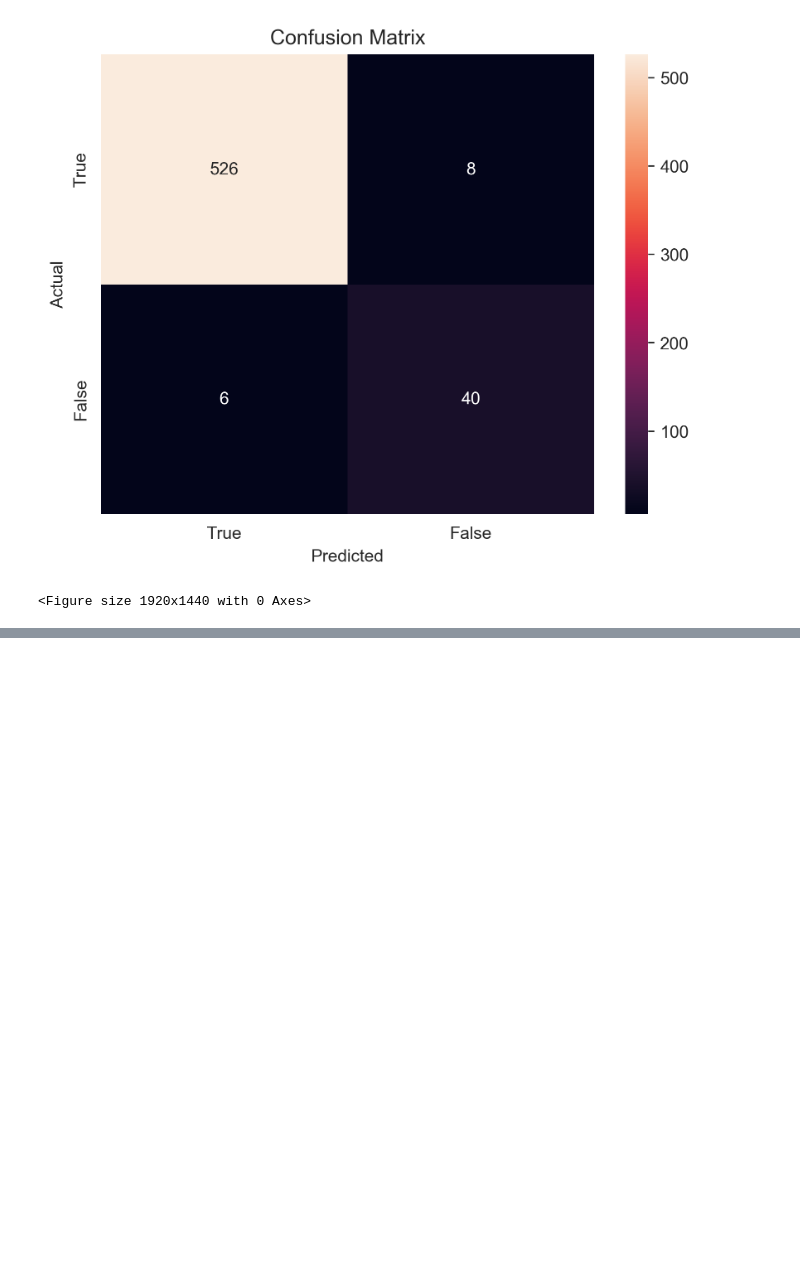
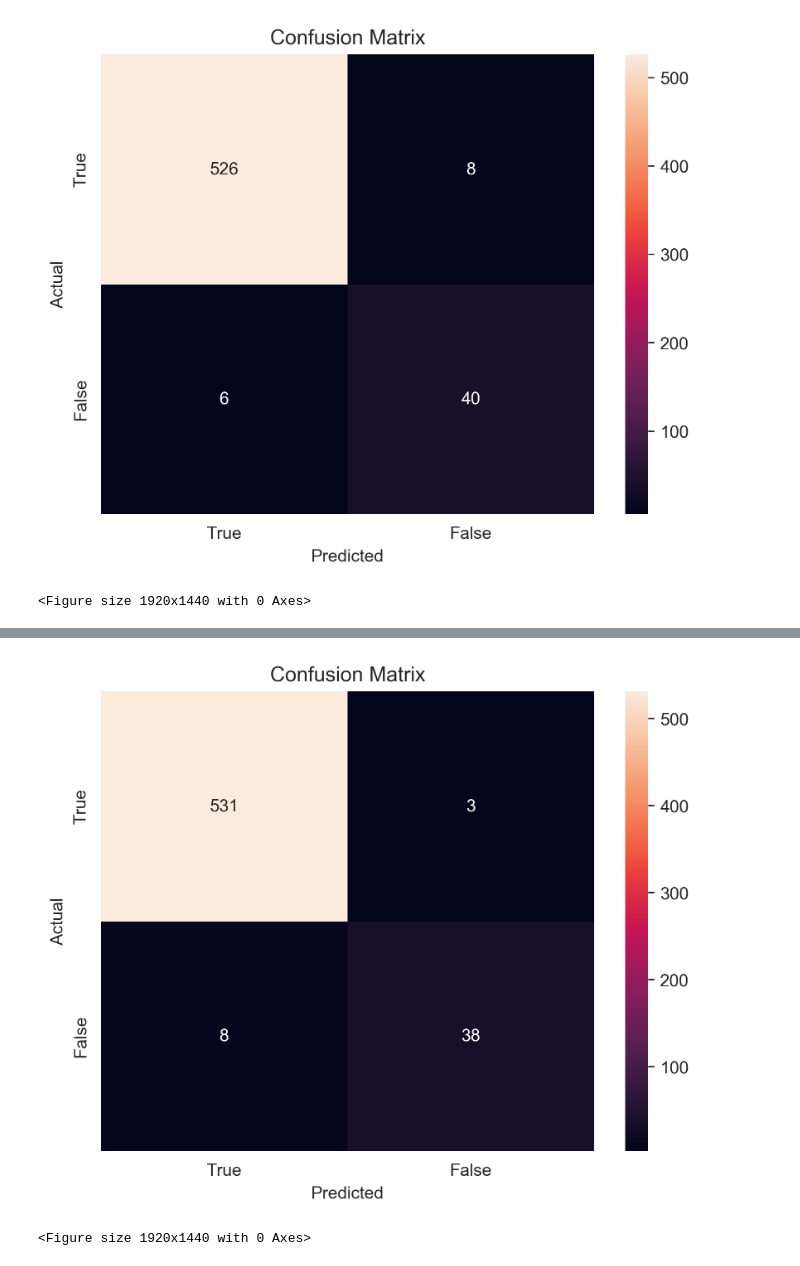
Before and after one commit to troopchris/csc5610base, a Jupyter notebook: GroupProjectM6/Troop_NeuralNet_Model.ipynb, the cells around one changed output, grey strips where cells are left out. Saved outputs shown, nothing was run; the diff lists cells and outputs as text; code cells hidden in the pictures; blank space fills up the shorter version.

```diff
--- a/GroupProjectM6/Troop_NeuralNet_Model.ipynb
+++ b/GroupProjectM6/Troop_NeuralNet_Model.ipynb
@@ -105,0 +175,13 @@ plt.savefig('mlpc_model_1.png')
+# %%
+plt.figure()
+sns.heatmap(confusion_matrix(y_test, y_pred), annot=True, fmt='d',
+            xticklabels=['True', 'False'], yticklabels=['True', 'False'])
+plt.ylabel('Actual')
+plt.xlabel('Predicted')
+plt.title('Confusion Matrix')
+plt.show()
+
+plt.savefig('mlpc_model_2.png')
+# %% [output]
+[figure, added]
+<Figure size 1920x1440 with 0 Axes>
```
Also changed, not shown: parts of 1 cell of this notebook, 6 other files.
